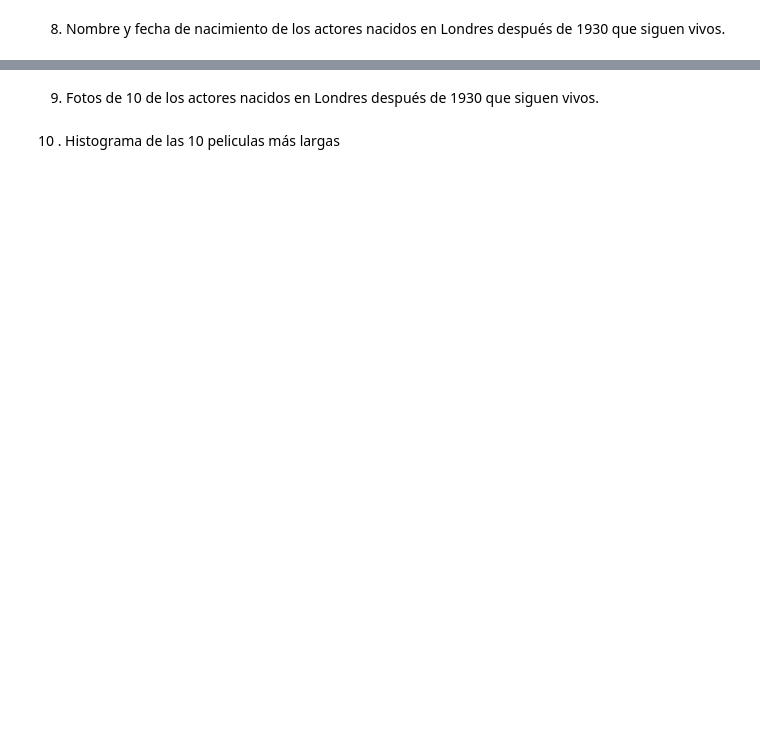
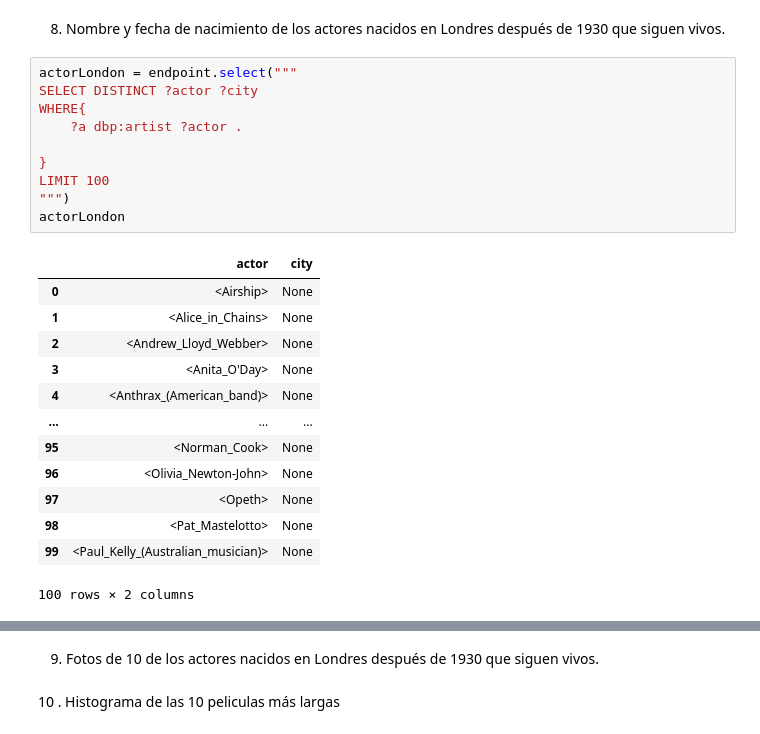
Before and after one commit to davemlz/Master_of_DataScience, a Jupyter notebook: S-DC-MDT/05_Linked Data/LinkedData.ipynb, the cells around one changed output, grey strips where cells are left out. Saved outputs shown, nothing was run; the diff lists cells and outputs as text; blank space fills up the shorter version.

```diff
--- a/S-DC-MDT/05_Linked Data/LinkedData.ipynb
+++ b/S-DC-MDT/05_Linked Data/LinkedData.ipynb
@@ -301,2 +447,26 @@ La librería a veces tiene problemas con las fechas. Si es así, colocal la cons
 # %% [markdown]
 8. Nombre y fecha de nacimiento de los actores nacidos en Londres después de 1930 que siguen vivos.
+# %%
+actorLondon = endpoint.select("""
+SELECT DISTINCT ?actor ?city
+WHERE{
+    ?a dbp:artist ?actor .
+
+}
+LIMIT 100
+""")
+actorLondon
+# %% [output]
+|  | actor | city |
+| 0 | <Airship> | None |
+| 1 | <Alice_in_Chains> | None |
+| 2 | <Andrew_Lloyd_Webber> | None |
+| 3 | <Anita_O'Day> | None |
+| 4 | <Anthrax_(American_band)> | None |
+| ... | ... | ... |
+| 95 | <Norman_Cook> | None |
+| 96 | <Olivia_Newton-John> | None |
+| 97 | <Opeth> | None |
+| 98 | <Pat_Mastelotto> | None |
+| 99 | <Paul_Kelly_(Australian_musician)> | None |
+100 rows × 2 columns
```
Also changed, not shown: parts of 13 cells of this notebook.
